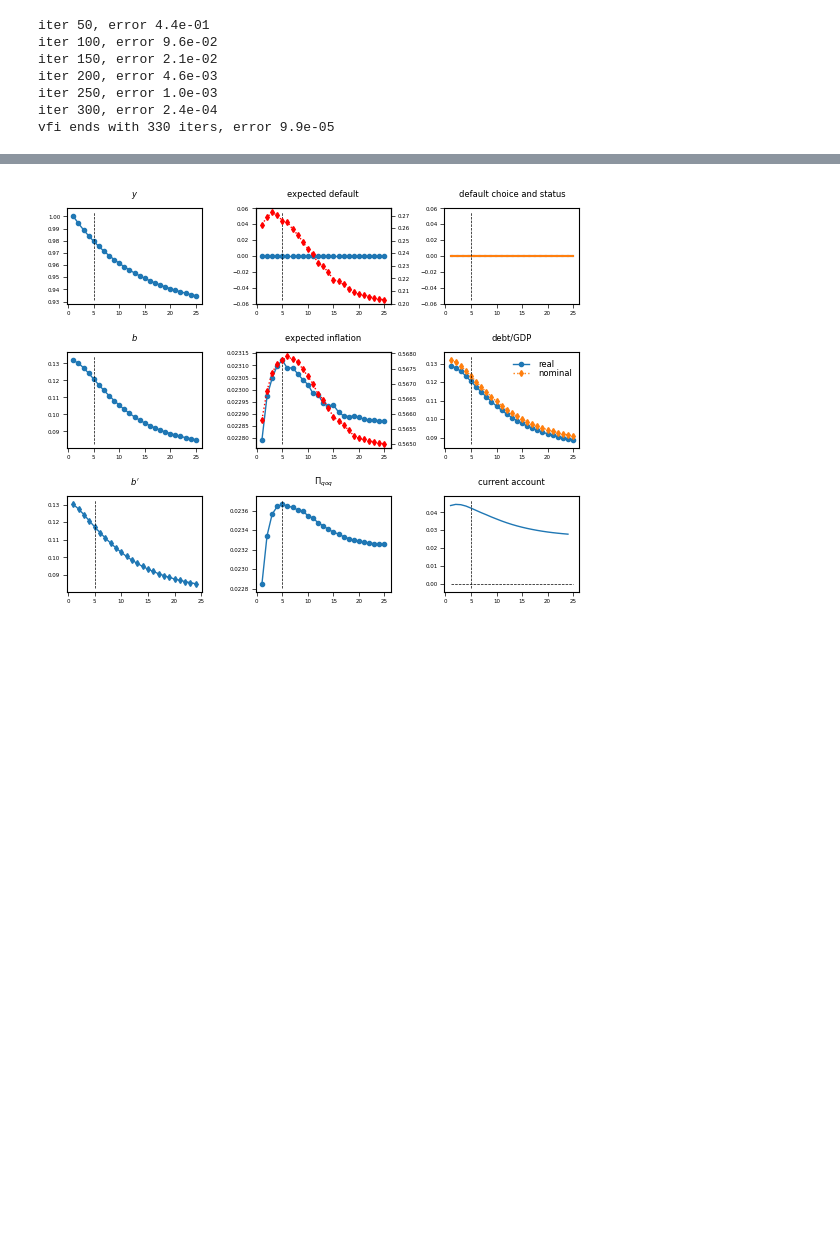
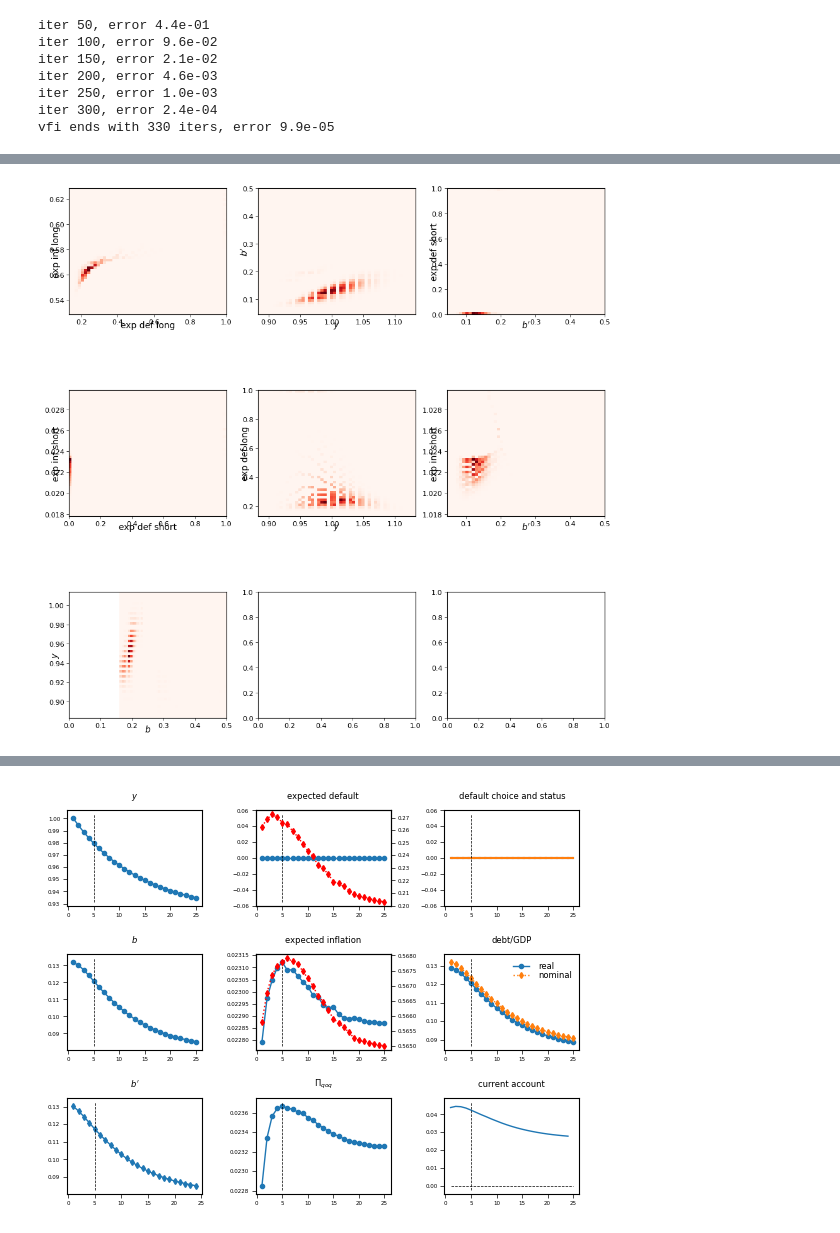
Before and after one commit to carlogalli/colab-gpu, a Jupyter notebook: reducedform_v2.ipynb, the cells around one changed output, grey strips where cells are left out. Cells and saved outputs as stored; diff of their text form; code cells hidden in the pictures; blank space fills up the shorter version.

```diff
--- a/reducedform_v2.ipynb
+++ b/reducedform_v2.ipynb
@@ -2676,0 +2748,12 @@ plot_eqm_y(mp, ma, pe, pf)
+# %%
+figure(1, figsize=(10,10))
+plot_scatters(sa, sp, fignum=1)
+fs_base = 10
+plot_style(
+    fn, fs=fs_base, fs_legend=fs_base, fs_label=fs_base, format_tick_labels=false,
+    yticklabsize=fs_base-2, xticklabsize=fs_base-2, tick_direction="out", tick_pad=2,
+    tick_width=0.5, tick_length=3, hl=2, legend_loc=0, xlabel_coords=(0.5, -0.05),
+    ylabel_coords=(-0.05,0.5), title_coords=(0.5,1.03))
+subplots_adjust(left=0.1, right=0.95, top=0.94, bottom=0.1, wspace=0.2, hspace=0.6)
+# %% [output]
+[figure, added]
```
Also changed, not shown: parts of 10 cells of this notebook.
